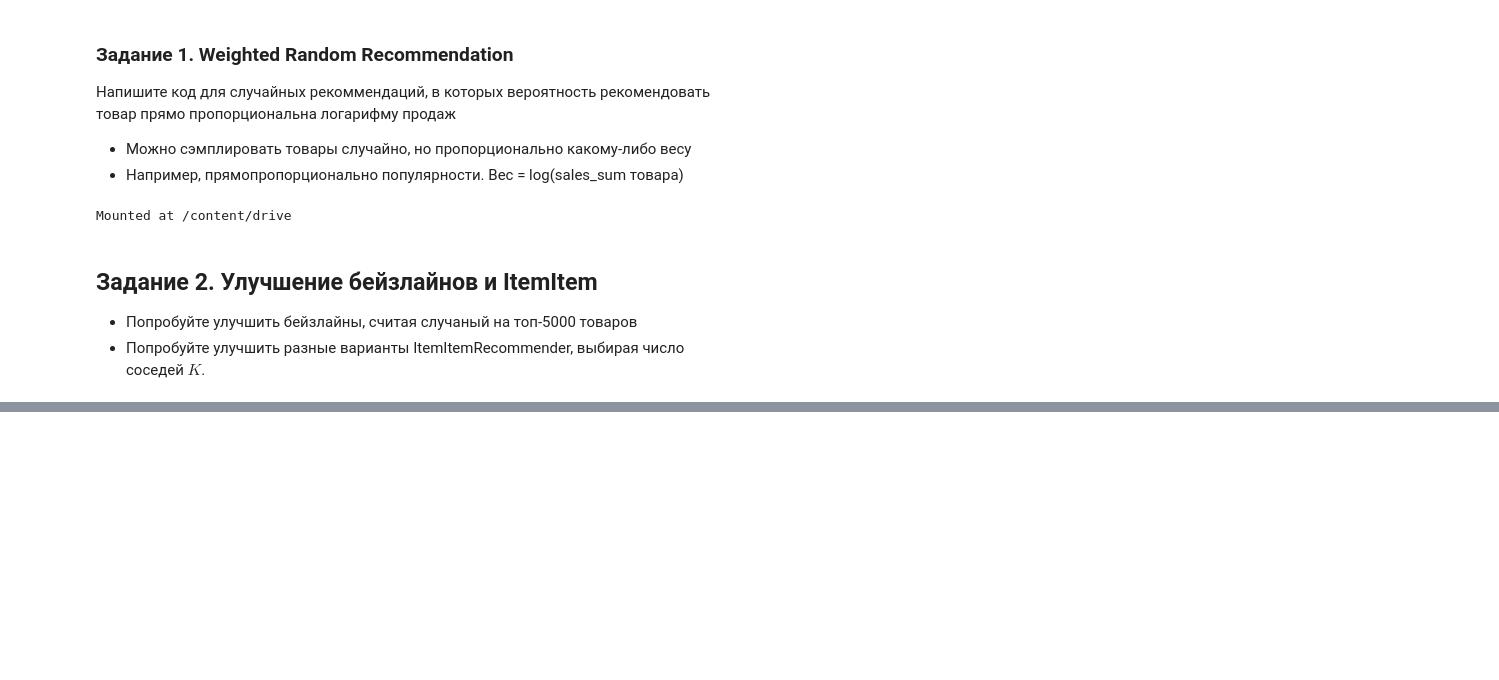
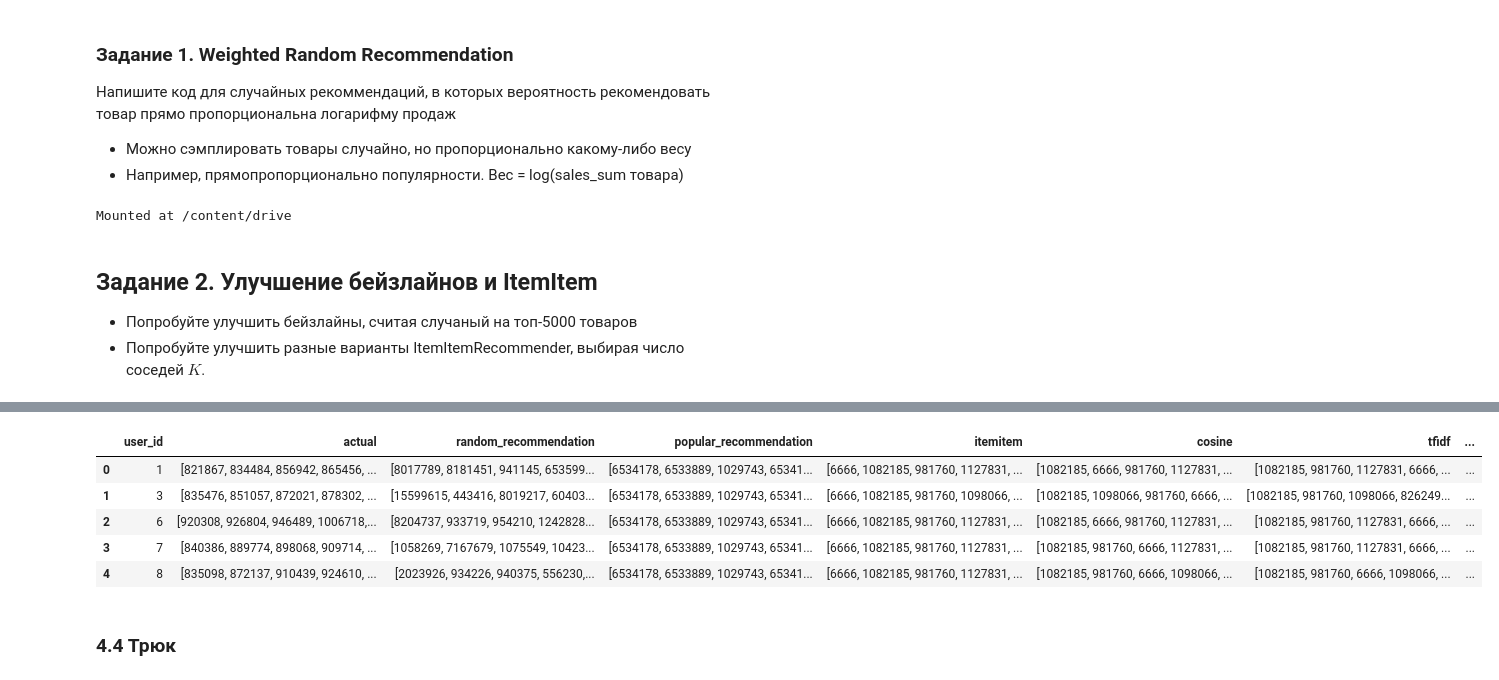
Before and after one commit to Ksenia-90/recommender_systems, a Jupyter notebook: hw_webinar_2.ipynb, the cells around one changed output, grey strips where cells are left out. Drawn from its saved outputs; the diff is of its cells as text; code cells hidden in the pictures; blank space fills up the shorter version.

```diff
--- a/hw_webinar_2.ipynb
+++ b/hw_webinar_2.ipynb
@@ -105,0 +329,11 @@ Mounted at /content/drive
+# %%
+%%time
+
+result['cosine'] = result['user_id'].\
+    apply(lambda x: [id_to_itemid[rec[0]] for rec in
+                    model.recommend(userid=userid_to_id[x],
+                                    user_items=sparse_user_item,   # на вход user-item matrix
+                                    N=5,
+                                    filter_already_liked_items=False,
+                                    filter_items=None,
+                                    recalculate_user=True)])
@@ -105,0 +358,14 @@ Mounted at /content/drive
+# %%
+%%time
+
+model = TFIDFRecommender(K=5, num_threads=4) # K - кол-во билжайших соседей
+
+model.fit(csr_matrix(user_item_matrix).T.tocsr(),
+          show_progress=True)
+
+recs = model.recommend(userid=userid_to_id[1],
+                        user_items=csr_matrix(user_item_matrix).tocsr(),   # на вход user-item matrix
+                        N=5,
+                        filter_already_liked_items=False,
+                        filter_items=None,
+                        recalculate_user=False)
@@ -105,0 +380,11 @@ Mounted at /content/drive
+# %%
+%%time
+
+result['tfidf'] = result['user_id'].\
+    apply(lambda x: [id_to_itemid[rec[0]] for rec in
+                    model.recommend(userid=userid_to_id[x],
+                                    user_items=sparse_user_item,   # на вход user-item matrix
+                                    N=5,
+                                    filter_already_liked_items=False,
+                                    filter_items=False,
+                                    recalculate_user=False)])
@@ -105,0 +394,11 @@ Mounted at /content/drive
+# %%
+result.head(5)
+# %% [output]
+|  | user_id | actual | random_recommendation | popular_recommendation | itemitem | cosine | tfidf | ... |
+| 0 | 1 | [821867, 834484, 856942, 865456, ... | [8017789, 8181451, 941145, 653599... | [6534178, 6533889, 1029743, 65341... | [6666, 1082185, 981760, 1127831, ... | [1082185, 6666, 981760, 1127831, ... | [1082185, 981760, 1127831, 6666, ... | ... |
+| 1 | 3 | [835476, 851057, 872021, 878302, ... | [15599615, 443416, 8019217, 60403... | [6534178, 6533889, 1029743, 65341... | [6666, 1082185, 981760, 1098066, ... | [1082185, 1098066, 981760, 6666, ... | [1082185, 981760, 1098066, 826249... | ... |
+| 2 | 6 | [920308, 926804, 946489, 1006718,... | [8204737, 933719, 954210, 1242828... | [6534178, 6533889, 1029743, 65341... | [6666, 1082185, 981760, 1127831, ... | [1082185, 6666, 981760, 1127831, ... | [1082185, 981760, 1127831, 6666, ... | ... |
+| 3 | 7 | [840386, 889774, 898068, 909714, ... | [1058269, 7167679, 1075549, 10423... | [6534178, 6533889, 1029743, 65341... | [6666, 1082185, 981760, 1127831, ... | [1082185, 981760, 6666, 1127831, ... | [1082185, 981760, 1127831, 6666, ... | ... |
+| 4 | 8 | [835098, 872137, 910439, 924610, ... | [2023926, 934226, 940375, 556230,... | [6534178, 6533889, 1029743, 65341... | [6666, 1082185, 981760, 1127831, ... | [1082185, 981760, 6666, 1098066, ... | [1082185, 981760, 6666, 1098066, ... | ... |
+# %% [markdown]
+### 4.4 Трюк
```
Also changed, not shown: parts of 42 cells of this notebook.
